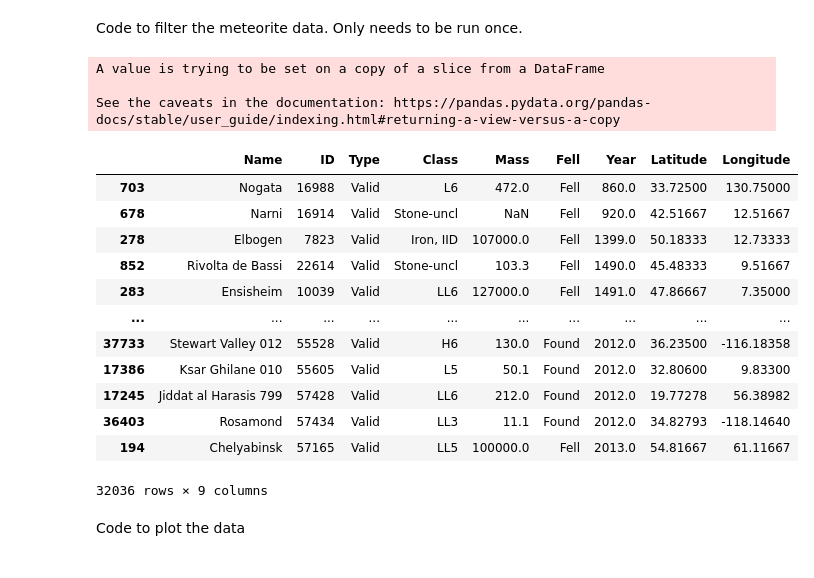
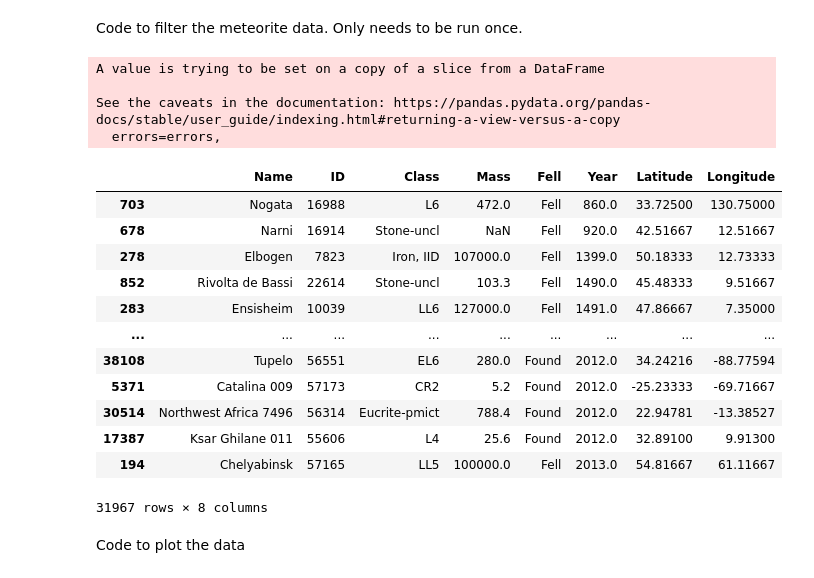
Before and after one commit to erifyc1/meteorite-visualization, a Jupyter notebook: main.ipynb, the cells around one changed output. Saved outputs shown, nothing was run; the diff lists cells and outputs as text; code cells hidden in the pictures.

```diff
--- a/main.ipynb
+++ b/main.ipynb
@@ -11,30 +10,32 @@ Code to filter the meteorite data. Only needs to be run once.
 # %%
 meteorites = pd.read_csv("./data/meteorite-landings.csv", delimiter=",")
 filtered_coords = (meteorites["Longitude"] >= -180) & (meteorites["Longitude"] <= 180) & ((meteorites["Longitude"] != 0) | (meteorites["Latitude"] != 0))
 filtered_years = (meteorites["Year"] >= 860) & (meteorites["Year"] <= 2016)
 filtered_mass = ((meteorites["Mass"] >= 100))
-filtered_meteorites = meteorites[filtered_coords & filtered_years]
-filtered_meteorites.drop("GeoLocation", axis=1, inplace=True)
+filtered_type = ((meteorites["Type"] == "Valid"))
+filtered_meteorites = meteorites[filtered_coords & filtered_years & filtered_type]
+filtered_meteorites.drop(["GeoLocation", "Type"], axis=1, inplace=True)
 # filtered_meteorites["Mass"] = filtered_meteorites["Mass"] / 1000
 filtered_meteorites.to_csv("./data/cleansed-data.csv")
 filtered_meteorites = filtered_meteorites.sort_values(by="Year", ascending=True)
 filtered_meteorites
 # %% [output]
 A value is trying to be set on a copy of a slice from a DataFrame
 
 See the caveats in the documentation: https://pandas.pydata.org/pandas-docs/stable/user_guide/indexing.html#returning-a-view-versus-a-copy
+  errors=errors,
-|  | Name | ID | Type | Class | Mass | Fell | Year | Latitude | Longitude |
-| 703 | Nogata | 16988 | Valid | L6 | 472.0 | Fell | 860.0 | 33.72500 | 130.75000 |
-| 678 | Narni | 16914 | Valid | Stone-uncl | NaN | Fell | 920.0 | 42.51667 | 12.51667 |
-| 278 | Elbogen | 7823 | Valid | Iron, IID | 107000.0 | Fell | 1399.0 | 50.18333 | 12.73333 |
-| 852 | Rivolta de Bassi | 22614 | Valid | Stone-uncl | 103.3 | Fell | 1490.0 | 45.48333 | 9.51667 |
-| 283 | Ensisheim | 10039 | Valid | LL6 | 127000.0 | Fell | 1491.0 | 47.86667 | 7.35000 |
-| ... | ... | ... | ... | ... | ... | ... | ... | ... | ... |
-| 37733 | Stewart Valley 012 | 55528 | Valid | H6 | 130.0 | Found | 2012.0 | 36.23500 | -116.18358 |
-| 17386 | Ksar Ghilane 010 | 55605 | Valid | L5 | 50.1 | Found | 2012.0 | 32.80600 | 9.83300 |
-| 17245 | Jiddat al Harasis 799 | 57428 | Valid | LL6 | 212.0 | Found | 2012.0 | 19.77278 | 56.38982 |
-| 36403 | Rosamond | 57434 | Valid | LL3 | 11.1 | Found | 2012.0 | 34.82793 | -118.14640 |
-| 194 | Chelyabinsk | 57165 | Valid | LL5 | 100000.0 | Fell | 2013.0 | 54.81667 | 61.11667 |
+|  | Name | ID | Class | Mass | Fell | Year | Latitude | Longitude |
+| 703 | Nogata | 16988 | L6 | 472.0 | Fell | 860.0 | 33.72500 | 130.75000 |
+| 678 | Narni | 16914 | Stone-uncl | NaN | Fell | 920.0 | 42.51667 | 12.51667 |
+| 278 | Elbogen | 7823 | Iron, IID | 107000.0 | Fell | 1399.0 | 50.18333 | 12.73333 |
+| 852 | Rivolta de Bassi | 22614 | Stone-uncl | 103.3 | Fell | 1490.0 | 45.48333 | 9.51667 |
+| 283 | Ensisheim | 10039 | LL6 | 127000.0 | Fell | 1491.0 | 47.86667 | 7.35000 |
+| ... | ... | ... | ... | ... | ... | ... | ... | ... |
+| 38108 | Tupelo | 56551 | EL6 | 280.0 | Found | 2012.0 | 34.24216 | -88.77594 |
+| 5371 | Catalina 009 | 57173 | CR2 | 5.2 | Found | 2012.0 | -25.23333 | -69.71667 |
+| 30514 | Northwest Africa 7496 | 56314 | Eucrite-pmict | 788.4 | Found | 2012.0 | 22.94781 | -13.38527 |
+| 17387 | Ksar Ghilane 011 | 55606 | L4 | 25.6 | Found | 2012.0 | 32.89100 | 9.91300 |
+| 194 | Chelyabinsk | 57165 | LL5 | 100000.0 | Fell | 2013.0 | 54.81667 | 61.11667 |
-32036 rows × 9 columns
+31967 rows × 8 columns
 # %% [markdown]
 Code to plot the data
```
Also changed, not shown: parts of 2 cells of this notebook, 1 other file.
